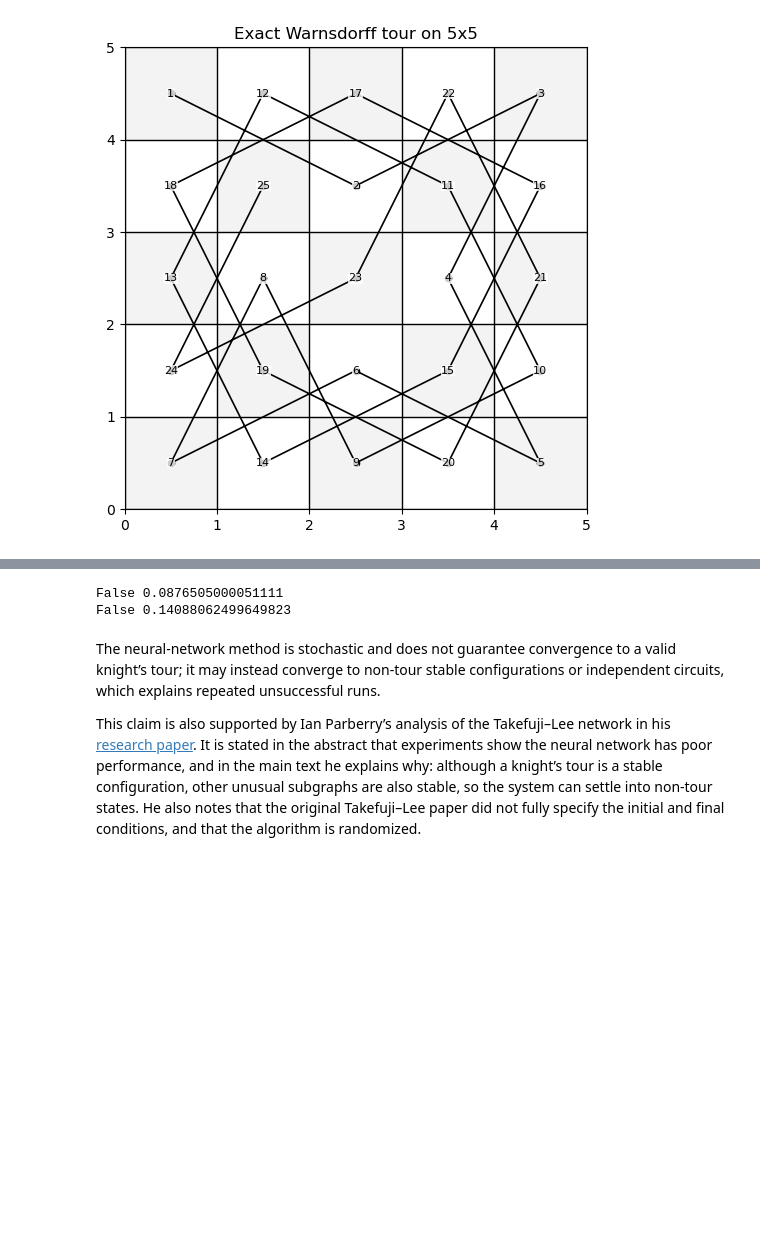
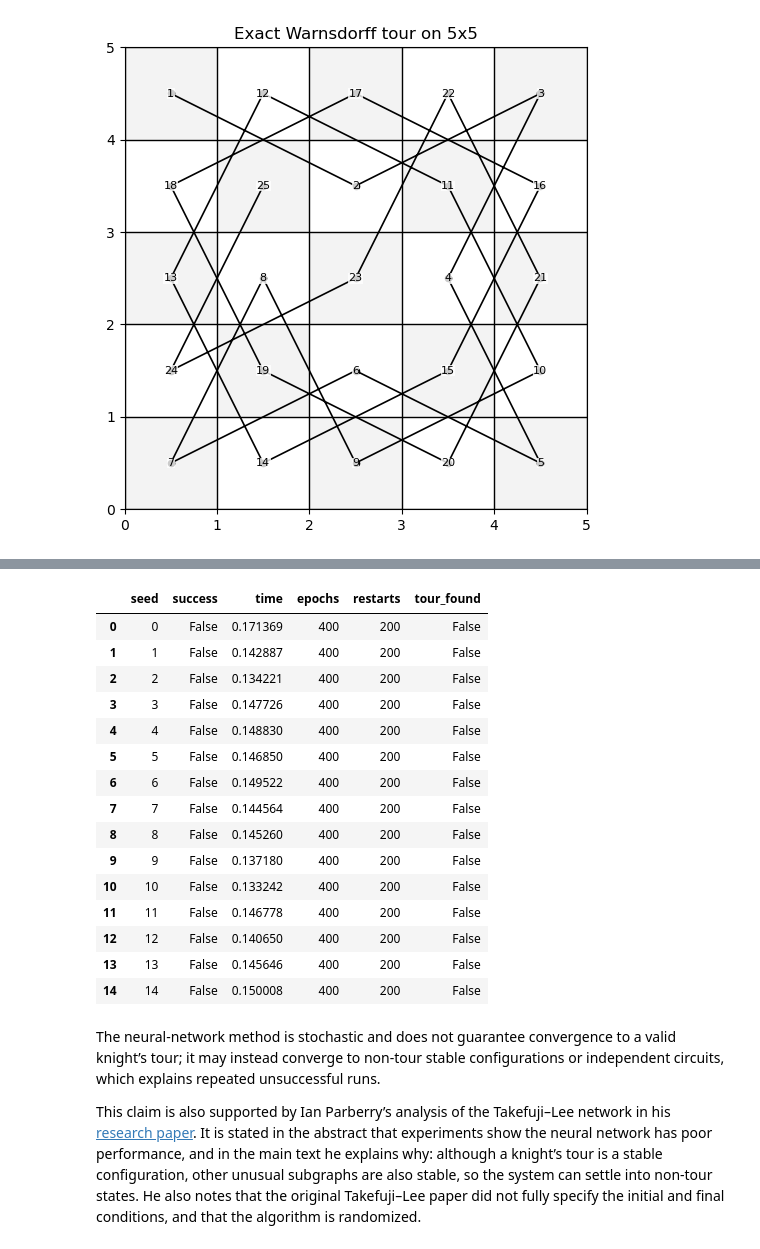
Before and after one commit to Trogkton/Math-Project, a Jupyter notebook: knights_tour.ipynb, the cells around one changed output, grey strips where cells are left out. Cells and saved outputs as stored; diff of their text form; code cells hidden in the pictures; blank space fills up the shorter version.

```diff
--- a/knights_tour.ipynb
+++ b/knights_tour.ipynb
@@ -769,15 +912,39 @@ def wikipedia_nn_tour(n, start=(0, 0), closed=False, max_epochs=400, restarts=30
         "closed": closed,
         "n": n,
     }
-# %%
-result_open = wikipedia_nn_tour(5, start=(0, 0), closed=False, restarts=200, seed=None)
-print(result_open["success"], result_open["time"])
-
-result_closed = wikipedia_nn_tour(6, start=(0, 0), closed=True, restarts=200, seed=None)
-print(result_closed["success"], result_closed["time"])
-# %% [output]
-False 0.0876505000051111
-False 0.14088062499649823
+# %%
+results = []
+
+for seed in range(15):
+    result = wikipedia_nn_tour(6, start=(0, 0), closed=True, restarts=200, seed=seed)
+    results.append({
+        "seed": seed,
+        "success": result["success"],
+        "time": result["time"],
+        "epochs": result["epochs"],
+        "restarts": result["restarts"],
+        "tour_found": result["tour"] is not None
+    })
+
+df_nn_6x6 = pd.DataFrame(results)
+df_nn_6x6
+# %% [output]
+|  | seed | success | time | epochs | restarts | tour_found |
+| 0 | 0 | False | 0.171369 | 400 | 200 | False |
+| 1 | 1 | False | 0.142887 | 400 | 200 | False |
+| 2 | 2 | False | 0.134221 | 400 | 200 | False |
+| 3 | 3 | False | 0.147726 | 400 | 200 | False |
+| 4 | 4 | False | 0.148830 | 400 | 200 | False |
+| 5 | 5 | False | 0.146850 | 400 | 200 | False |
+| 6 | 6 | False | 0.149522 | 400 | 200 | False |
+| 7 | 7 | False | 0.144564 | 400 | 200 | False |
+| 8 | 8 | False | 0.145260 | 400 | 200 | False |
+| 9 | 9 | False | 0.137180 | 400 | 200 | False |
+| 10 | 10 | False | 0.133242 | 400 | 200 | False |
+| 11 | 11 | False | 0.146778 | 400 | 200 | False |
+| 12 | 12 | False | 0.140650 | 400 | 200 | False |
+| 13 | 13 | False | 0.145646 | 400 | 200 | False |
+| 14 | 14 | False | 0.150008 | 400 | 200 | False |
 # %% [markdown]
 The neural-network method is stochastic and does not guarantee convergence to a valid knight’s tour; it may instead converge to non-tour stable configurations or independent circuits, which explains repeated unsuccessful runs.
 
```
Also changed, not shown: parts of 11 cells of this notebook.
